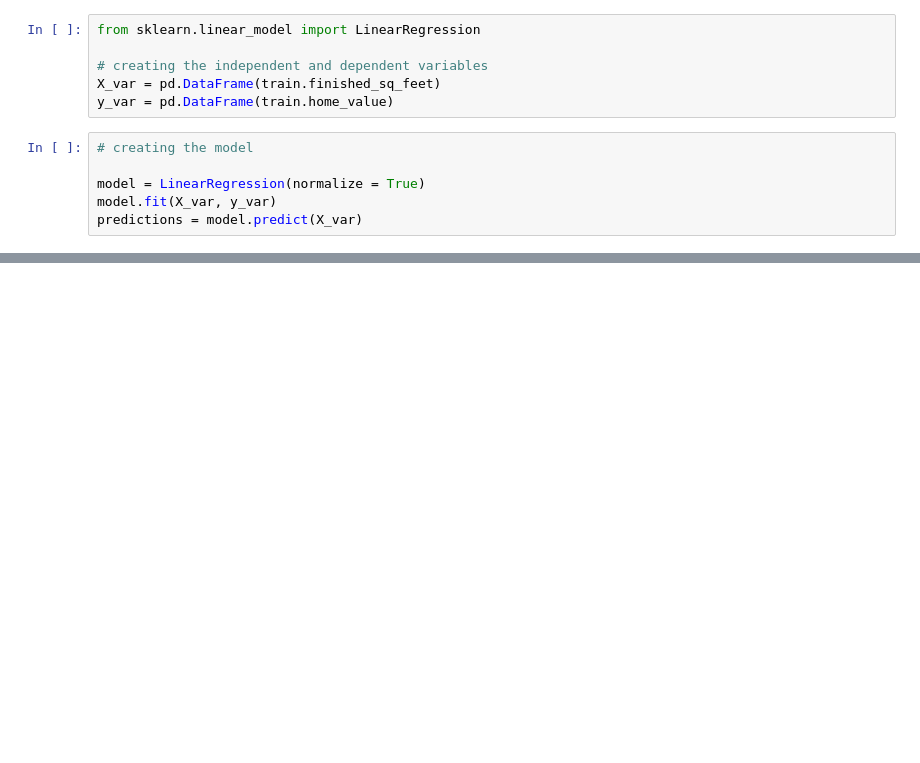
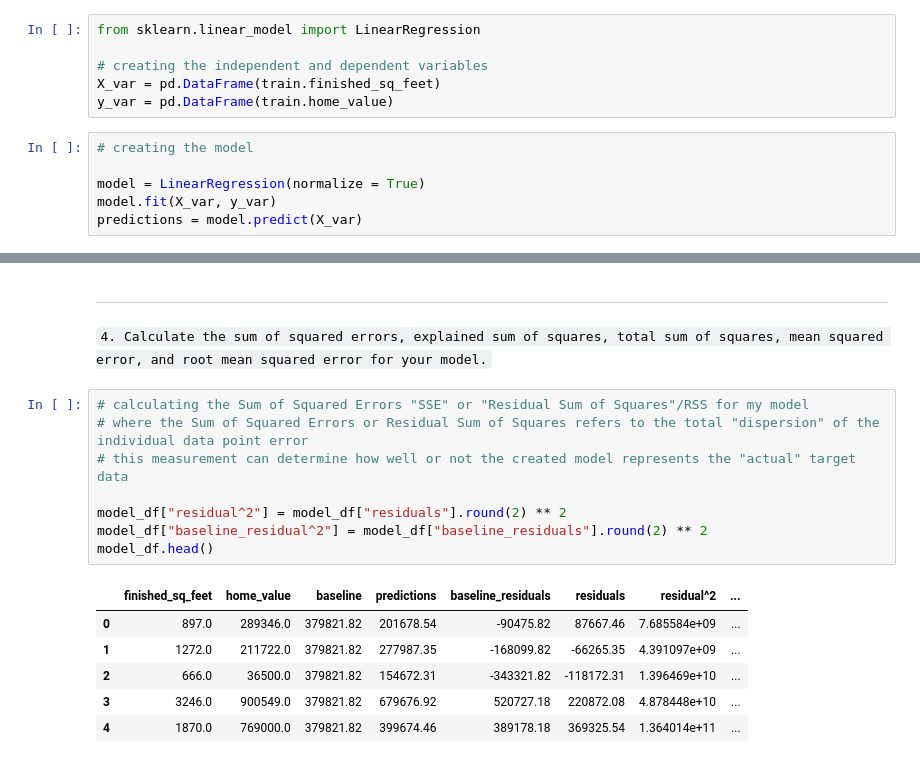
Before and after one commit to mijailmariano/regression-exercises, a Jupyter notebook: evaluate.ipynb, the cells around one changed output, grey strips where cells are left out. Drawn from its saved outputs; the diff is of its cells as text; blank space fills up the shorter version.

```diff
--- a/evaluate.ipynb
+++ b/evaluate.ipynb
@@ -138,0 +202,18 @@ df.head()
+# %% [markdown]
+----
+``4. Calculate the sum of squared errors, explained sum of squares, total sum of squares, mean squared error, and root mean squared error for your model.``
+# %%
+# calculating the Sum of Squared Errors "SSE" or "Residual Sum of Squares"/RSS for my model
+# where the Sum of Squared Errors or Residual Sum of Squares refers to the total "dispersion" of the individual data point error
+# this measurement can determine how well or not the created model represents the "actual" target data
+
+model_df["residual^2"] = model_df["residuals"].round(2) ** 2
+model_df["baseline_residual^2"] = model_df["baseline_residuals"].round(2) ** 2
+model_df.head()
+# %% [output]
+|  | finished_sq_feet | home_value | baseline | predictions | baseline_residuals | residuals | residual^2 | ... |
+| 0 | 897.0 | 289346.0 | 379821.82 | 201678.54 | -90475.82 | 87667.46 | 7.685584e+09 | ... |
+| 1 | 1272.0 | 211722.0 | 379821.82 | 277987.35 | -168099.82 | -66265.35 | 4.391097e+09 | ... |
+| 2 | 666.0 | 36500.0 | 379821.82 | 154672.31 | -343321.82 | -118172.31 | 1.396469e+10 | ... |
+| 3 | 3246.0 | 900549.0 | 379821.82 | 679676.92 | 520727.18 | 220872.08 | 4.878448e+10 | ... |
+| 4 | 1870.0 | 769000.0 | 379821.82 | 399674.46 | 389178.18 | 369325.54 | 1.364014e+11 | ... |
```
Also changed, not shown: parts of 32 cells of this notebook, 3 other files.
